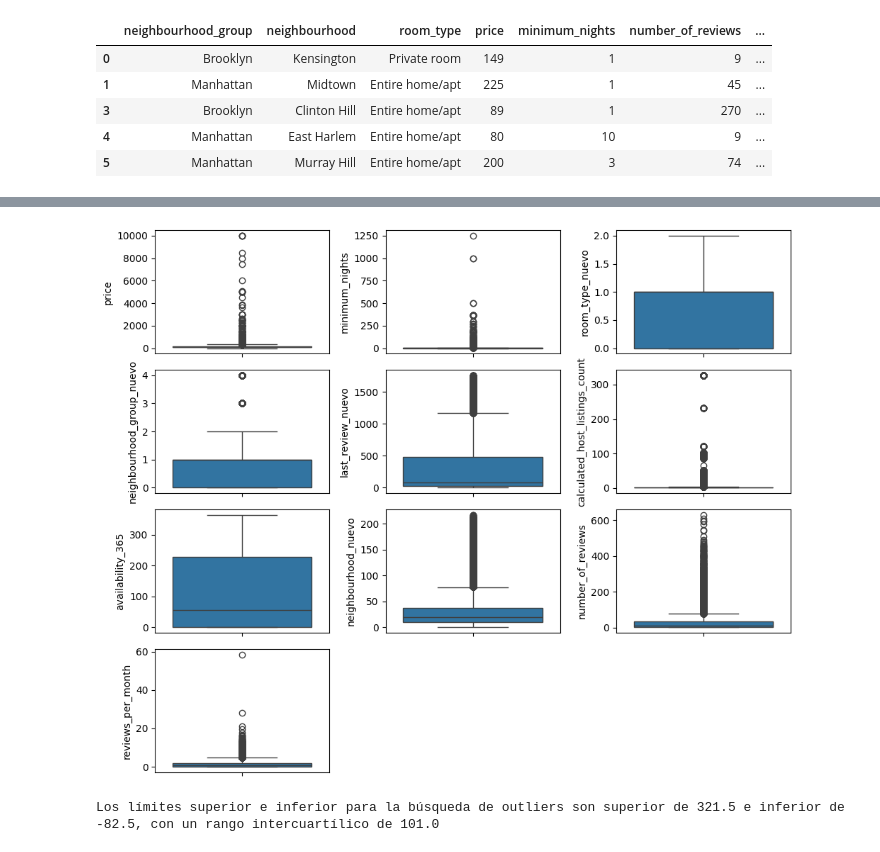
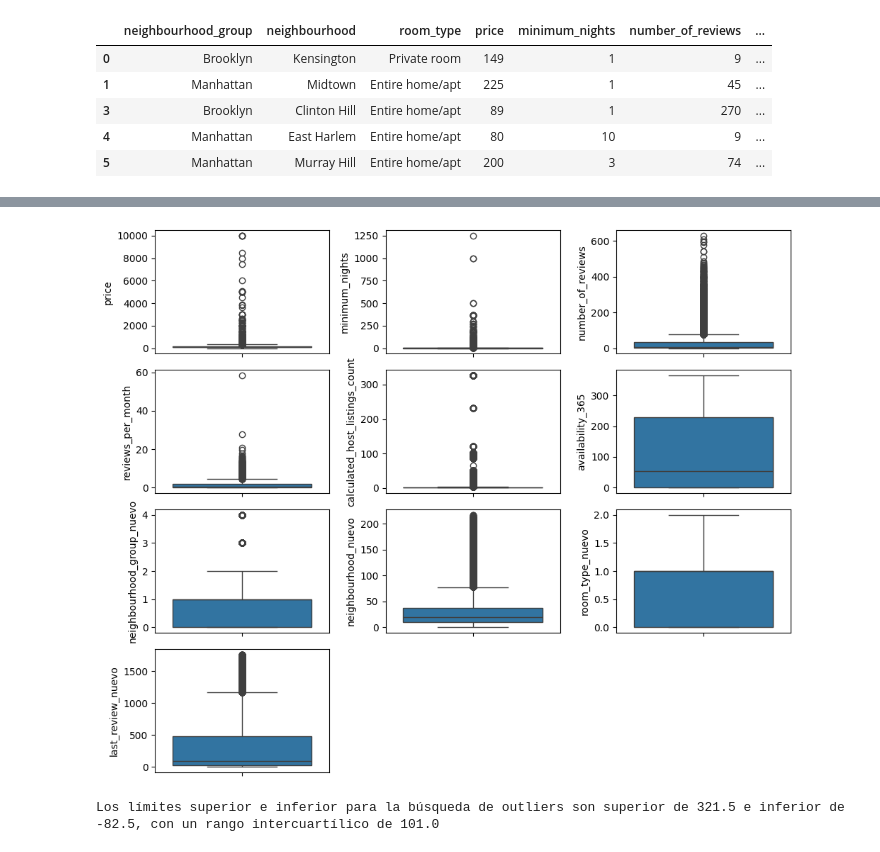
Before and after one commit to Jorge3127/machine-learning-python-template-Jorge3127, a Jupyter notebook: src/explore.ipynb, the cells around one changed output, grey strips where cells are left out. Cells and saved outputs as stored; diff of their text form; code cells hidden in the pictures.

```diff
--- a/src/explore.ipynb
+++ b/src/explore.ipynb
@@ -388,14 +408,3 @@ df.head()
 | 3 | Brooklyn | Clinton Hill | Entire home/apt | 89 | 1 | 270 | ... |
 | 4 | Manhattan | East Harlem | Entire home/apt | 80 | 10 | 9 | ... |
 | 5 | Manhattan | Murray Hill | Entire home/apt | 200 | 3 | 74 | ... |
-# %%
-# Crear una variable categórica ficticia
-df['categoria_minimum_nights'] = pd.cut(df['minimum_nights'], bins=[0, 10, 20, 30, 40, 50, 60], labels=['0-10', '11-20', '21-30', '31-40', '41-50', '51-60'])
-
-# Gráfico de barras para 'minimum_nights_category'
-plt.figure(figsize=(10, 6))
-sns.countplot(data=df, x='categoria_minimum_nights', palette='viridis')
-plt.title('Distribución de Categorías de Noches Mínimas')
-plt.xlabel('Categoría de Noches Mínimas')
-plt.ylabel('Frecuencia')
-plt.show()
@@ -413,11 +410,0 @@ Passing `palette` without assigning `hue` is deprecated and will be removed in v
-# %%
-# Crear una variable categórica ficticia
-df['precio_nuevo'] = pd.cut(df['price'], bins=[0, 50, 100, 150, 200, 250, 300], labels=['0-50', '51-100', '101-150', '151-200', '201-250', '251-300'])
-
-# Gráfico de barras para 'minimum_nights_category'
-plt.figure(figsize=(10, 6))
-sns.countplot(data=df, x='precio_nuevo', palette='viridis')
-plt.title('Distribución de Categorías por precios')
-plt.xlabel('Categoria de precios')
-plt.ylabel('Frecuencia')
-plt.show()
@@ -447,24 +423,24 @@ df.describe()
 # %%
 fig, axis = plt.subplots(4, 3, figsize = (10, 8))
 
 sns.boxplot(ax = axis[0, 0], data = df, y = "price")
 sns.boxplot(ax = axis[0, 1], data = df, y = "minimum_nights")
-sns.boxplot(ax = axis[0, 2], data = df, y = "room_type_nuevo")
-sns.boxplot(ax = axis[1, 0], data = df, y = "neighbourhood_group_nuevo")
-sns.boxplot(ax = axis[1, 1], data = df, y = "last_review_nuevo")
-sns.boxplot(ax = axis[1, 2], data = df, y = "calculated_host_listings_count")
-sns.boxplot(ax = axis[2, 0], data = df, y = "availability_365")
+sns.boxplot(ax = axis[0, 2], data = df, y = "number_of_reviews")
+sns.boxplot(ax = axis[1, 0], data = df, y = "reviews_per_month")
+sns.boxplot(ax = axis[1, 1], data = df, y = "calculated_host_listings_count")
+sns.boxplot(ax = axis[1, 2], data = df, y = "availability_365")
+sns.boxplot(ax = axis[2, 0], data = df, y = "neighbourhood_group_nuevo")
 sns.boxplot(ax = axis[2, 1], data = df, y = "neighbourhood_nuevo")
-sns.boxplot(ax = axis[2, 2], data = df, y = "number_of_reviews")
-sns.boxplot(ax = axis[3, 0], data = df, y = "reviews_per_month")
+sns.boxplot(ax = axis[2, 2], data = df, y = "room_type_nuevo")
+sns.boxplot(ax = axis[3, 0], data = df, y = "last_review_nuevo")
 
 fig.delaxes(axis[3, 1])
 fig.delaxes(axis[3, 2])
 plt.tight_layout()
 
 plt.show()
 # %% [output]
-[figure, old version]
+[figure, new version]
 # %%
 # Calcular el primer cuartil (Q1) y el tercer cuartil (Q3)
 Q1 = df['price'].quantile(0.25)
```
Also changed, not shown: parts of 12 cells of this notebook.
